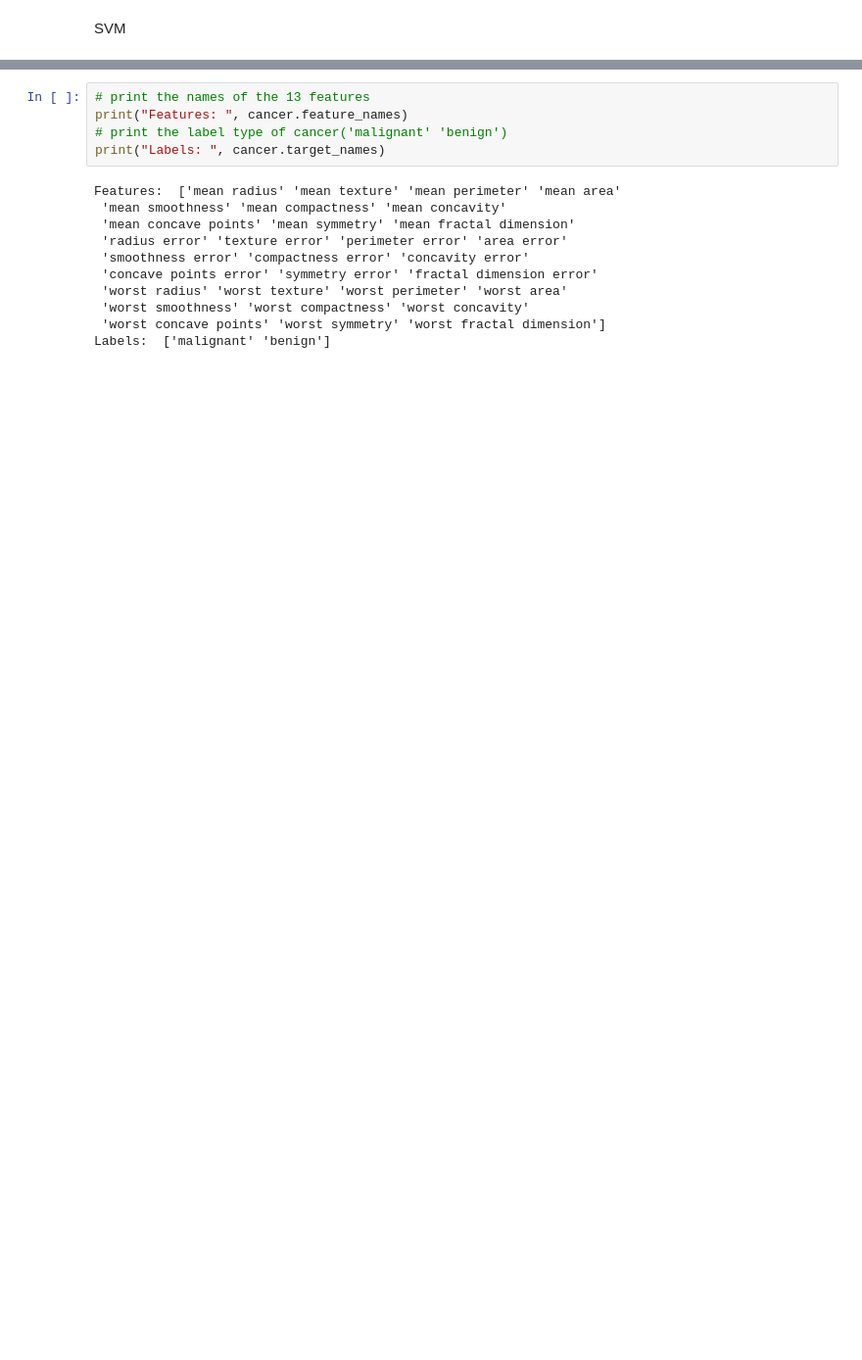
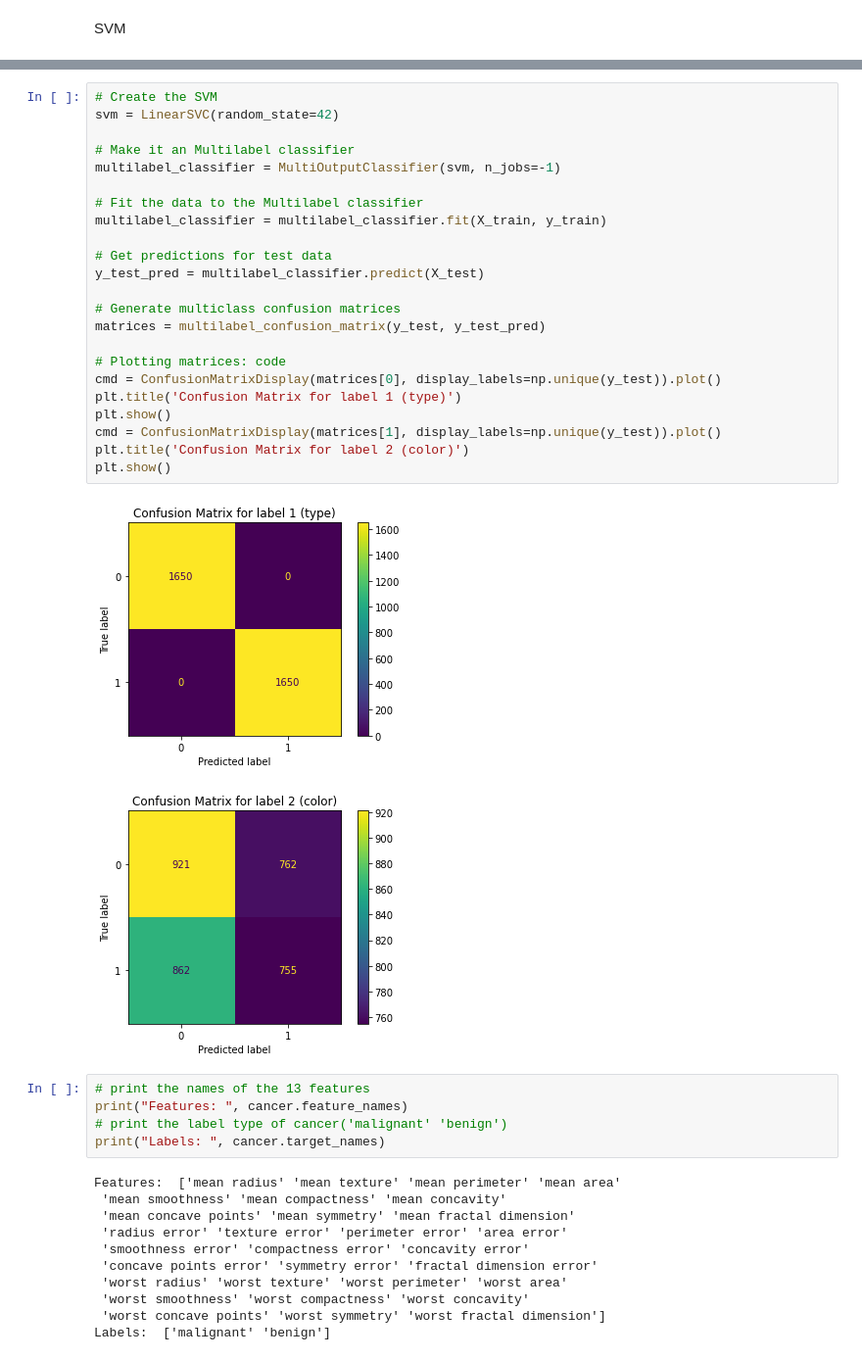
Before and after one commit to romaulisiagian/ABC-Multi-label-Emotion-Classification, a Jupyter notebook: Projek_PBA.ipynb, the cells around one changed output, grey strips where cells are left out. Shown at 98% size. Drawn from its saved outputs; the diff is of its cells as text; blank space fills up the shorter version.

```diff
--- a/Projek_PBA.ipynb
+++ b/Projek_PBA.ipynb
@@ -194,3 +240,29 @@ cancer = datasets.load_breast_cancer()
+# %%
+# Create the SVM
+svm = LinearSVC(random_state=42)
+
+# Make it an Multilabel classifier
+multilabel_classifier = MultiOutputClassifier(svm, n_jobs=-1)
+
+# Fit the data to the Multilabel classifier
+multilabel_classifier = multilabel_classifier.fit(X_train, y_train)
+
+# Get predictions for test data
+y_test_pred = multilabel_classifier.predict(X_test)
+
+# Generate multiclass confusion matrices
+matrices = multilabel_confusion_matrix(y_test, y_test_pred)
+
+# Plotting matrices: code
+cmd = ConfusionMatrixDisplay(matrices[0], display_labels=np.unique(y_test)).plot()
+plt.title('Confusion Matrix for label 1 (type)')
+plt.show()
+cmd = ConfusionMatrixDisplay(matrices[1], display_labels=np.unique(y_test)).plot()
+plt.title('Confusion Matrix for label 2 (color)')
+plt.show()
+# %% [output]
+[figure, added]
+[figure, added]
 # %%
 # print the names of the 13 features
 print("Features: ", cancer.feature_names)
```
Also changed, not shown: parts of 7 cells of this notebook.
